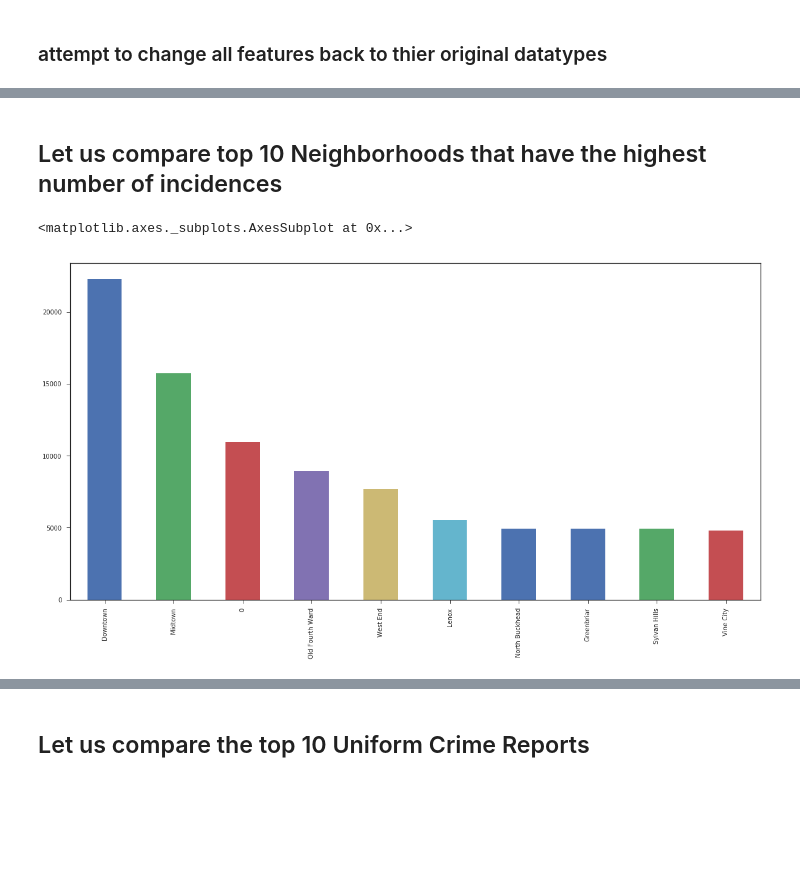
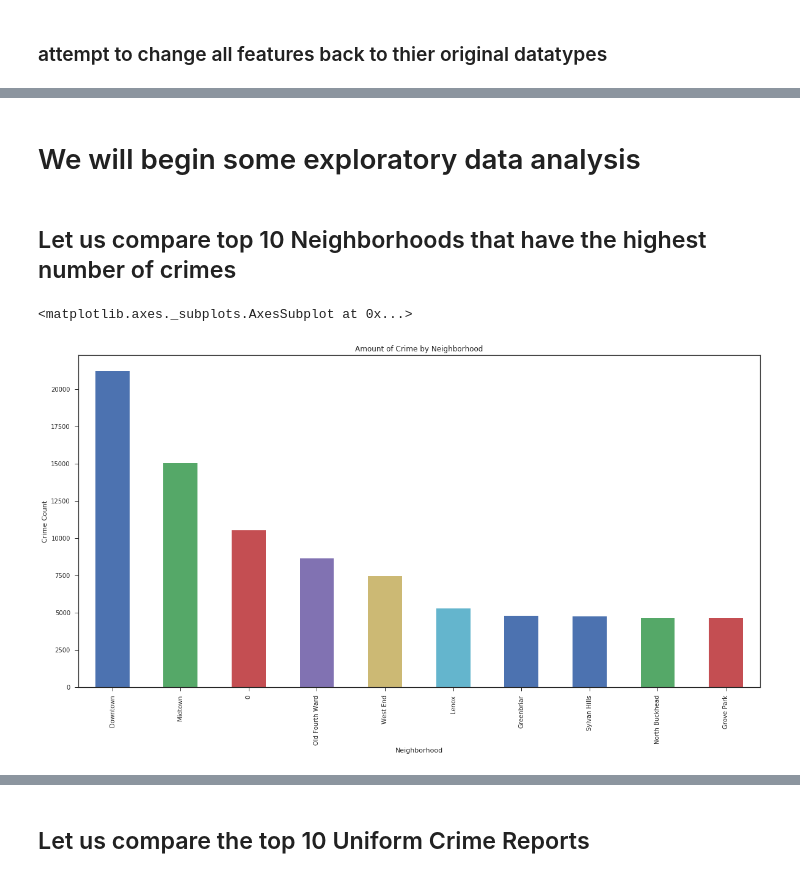
Before and after one commit to windell-github/APD_Crime, a Jupyter notebook: APD_Crime.ipynb, the cells around one changed output, grey strips where cells are left out. Drawn from its saved outputs; the diff is of its cells as text; code cells hidden in the pictures; blank space fills up the shorter version.

```diff
--- a/APD_Crime.ipynb
+++ b/APD_Crime.ipynb
@@ -26,6 +24,7 @@ df2015 = pd.read_csv('../projects/datasets/COBRA-2015/COBRA-2015.csv', error_bad
 df2016 = pd.read_csv('../projects/datasets/COBRA-2016/COBRA-2016.csv', error_bad_lines=False, warn_bad_lines=False, dtype={'Report Number': int, 'Report Date' : str, 'Occur Date' : str, 'Occur Time':int, 'Possible Date':str, 'Possible Time':str, 'Beat':str, 'Apartment Office Prefix':str, 'Apartment Number':str, 'Location':str, 'Shift':str, 'Shift Occurence':str, 'Location Type':str, 'UCR Literal':str, 'UCR #':float, 'Neighborhood':str,'NPU':str, 'Latitude':float, 'Longitude':float})
 df2017 = pd.read_csv('../projects/datasets/COBRA-2017/COBRA-2017.csv', error_bad_lines=False, warn_bad_lines=False, dtype={'Report Number': int, 'Report Date' : str, 'Occur Date' : str, 'Occur Time':int, 'Possible Date':str, 'Possible Time':str, 'Beat':str, 'Apartment Office Prefix':str, 'Apartment Number':str, 'Location':str, 'Shift':str, 'Shift Occurence':str, 'Location Type':str, 'UCR Literal':str, 'UCR #':float, 'Neighborhood':str,'NPU':str, 'Latitude':float, 'Longitude':float})
 dataframes = [df2009,df2010,df2011,df2012,df2013,df2014,df2015,df2016,df2017]
-df = pd.concat(dataframes)
+df = pd.concat(dataframes, sort=True)
+df = df.reset_index()
 df.head()
 # %% [output]
@@ -40,4 +39,4 @@ df.head()
 # %%
 df = df.dropna(axis=0, how='all')
 df = df.fillna(0)
-df = df.drop(['Apartment Office Prefix','Apartment Number'],axis=1)
+df = df.drop(['index','Apartment Office Prefix','Apartment Number'],axis=1)
@@ -46,5 +43,3 @@ df = df.drop(['Apartment Office Prefix','Apartment Number'],axis=1)
-# %%
-df = df.drop(df[df['Report Number']=='Report Number'].index)
 # %% [markdown]
 ### "Shift" and "Shift Occurence" have the same information
 # %%
@@ -75,9 +60,14 @@ df.head()
+# %% [markdown]
+# We will begin some exploratory data analysis
 # %% [markdown]
-## Let us compare top 10 Neighborhoods that have the highest number of incidences
+## Let us compare top 10 Neighborhoods that have the highest number of crimes
 # %%
 max_neighborhood = df['Neighborhood'].value_counts()
 plt.figure(figsize=(20,10))
+plt.ylabel('Crime Count')
+plt.xlabel('Neighborhood')
+plt.title('Amount of Crime by Neighborhood')
 max_neighborhood[0:10].plot.bar()
 # %% [output]
 <matplotlib.axes._subplots.AxesSubplot at 0x...>
-[figure, old version]
+[figure, new version]
```
Also changed, not shown: parts of 23 cells of this notebook, 2 other files.
